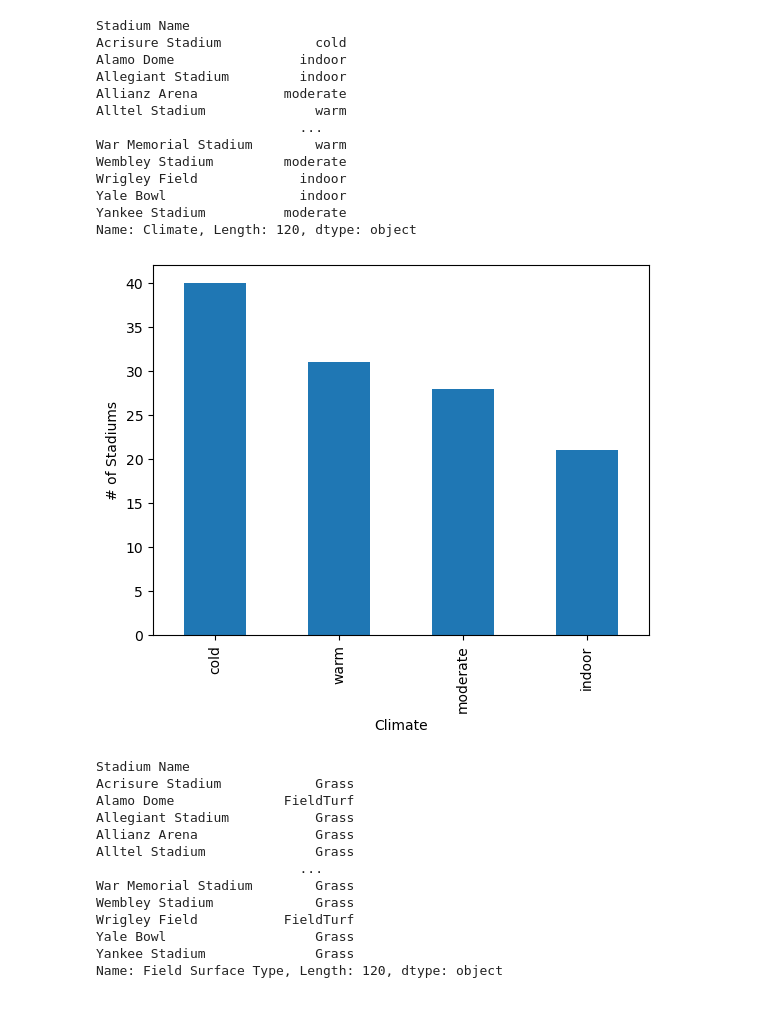
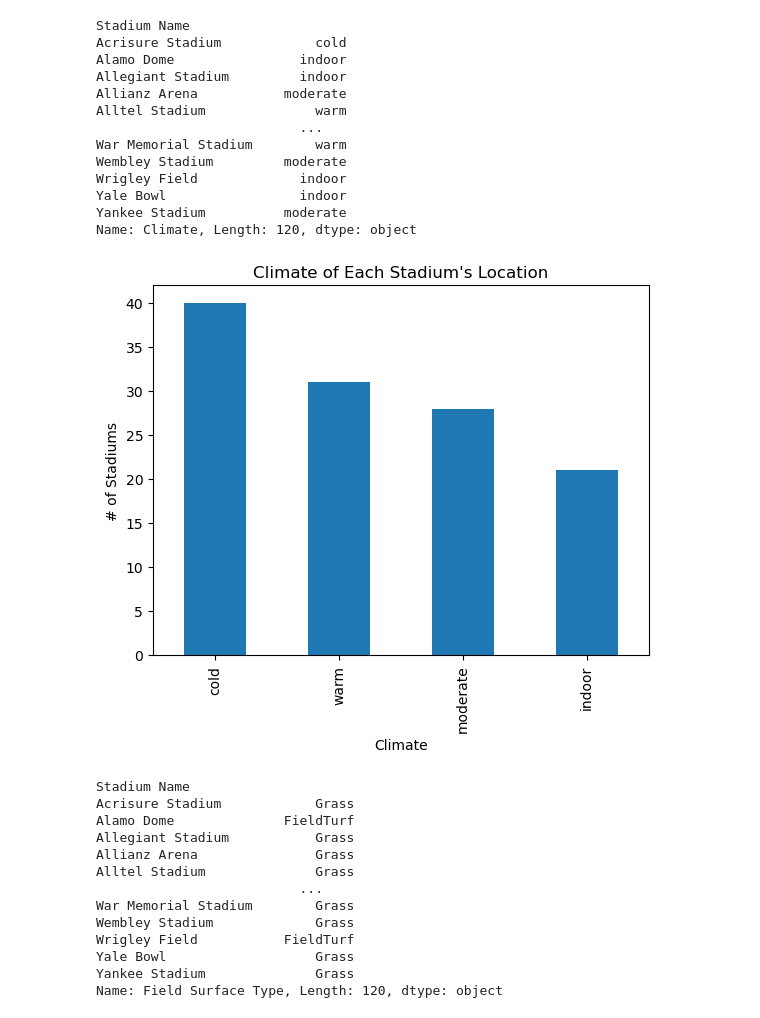
Before and after one commit to meltonme/nfl_sports_betting_analysis, a Jupyter notebook: NFL Betting Analysis/betting_analysis.ipynb, the cells around one changed output. Saved outputs shown, nothing was run; the diff lists cells and outputs as text; code cells hidden in the pictures.

```diff
--- a/NFL Betting Analysis/betting_analysis.ipynb
+++ b/NFL Betting Analysis/betting_analysis.ipynb
@@ -232,13 +237,18 @@ Yale Bowl                 indoor
 Yankee Stadium          moderate
 Name: Climate, Length: 120, dtype: object
 # %%
-#create a bar chart for showing the stadium surface type
+#create a bar chart for showing the stadium climate type
 renamed_team_stadium_merged['Climate'].value_counts().plot(kind='bar')
 plt.xlabel('Climate')
 plt.ylabel('# of Stadiums')
+plt.title("Climate of Each Stadium's Location")
+
+#save the figure in the OutPut Data Folder
+plt.savefig("../Output Data/Stadiums v Climate.png")
+
 plt.show()
 # %% [output]
-[figure, old version]
+[figure, new version]
 # %%
 #Print the Type of Grass that Each Stadium Uses
 stadium_field = renamed_team_stadium_merged.set_index("Stadium Name")['Field Surface Type']
```
Also changed, not shown: parts of 40 cells of this notebook, 14 other files.
